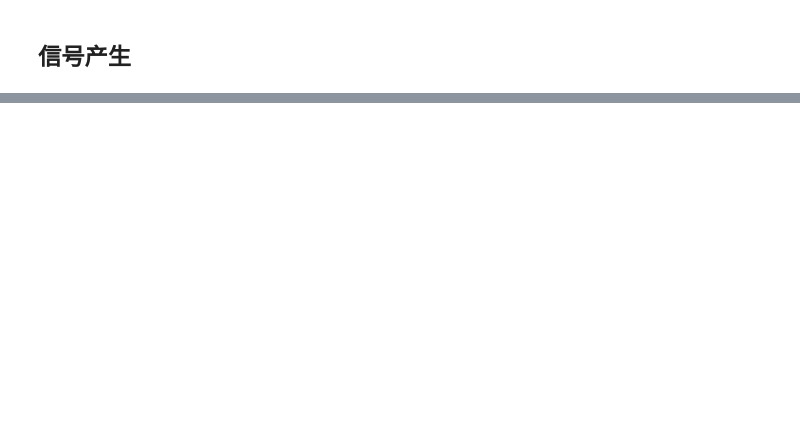
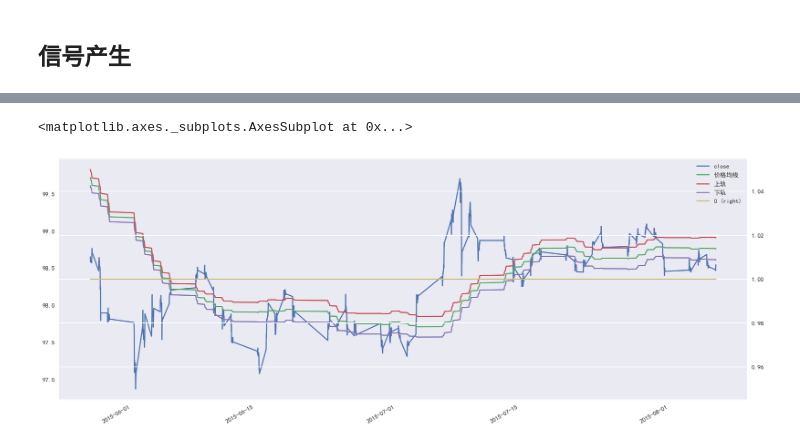
Before and after one commit to fangwen-li/southernfund, a Jupyter notebook: 国债期货策略.ipynb, the cells around one changed output, grey strips where cells are left out. Cells and saved outputs as stored; diff of their text form; code cells hidden in the pictures; blank space fills up the shorter version.

```diff
--- a/国债期货策略.ipynb
+++ b/国债期货策略.ipynb
@@ -497,0 +816,9 @@ Name: 价格, Length: 34837, dtype: float64
+# %%
+u = all_data['价格均线']+all_data['价格标准差均线']
+u= pd.DataFrame(u,columns=['上轨'])
+d = all_data['价格均线']-all_data['价格标准差均线']
+d= pd.DataFrame(d,columns=['下轨'])
+pd.concat([all_data['close'],all_data['价格均线'],u,d,new.net_value,volume_break],axis=1).iloc[600:1500,:-1].plot(figsize=(20,8),secondary_y=[0])
+# %% [output]
+<matplotlib.axes._subplots.AxesSubplot at 0x...>
+[figure, added]
```
Also changed, not shown: parts of 51 cells of this notebook, 8 other files.
